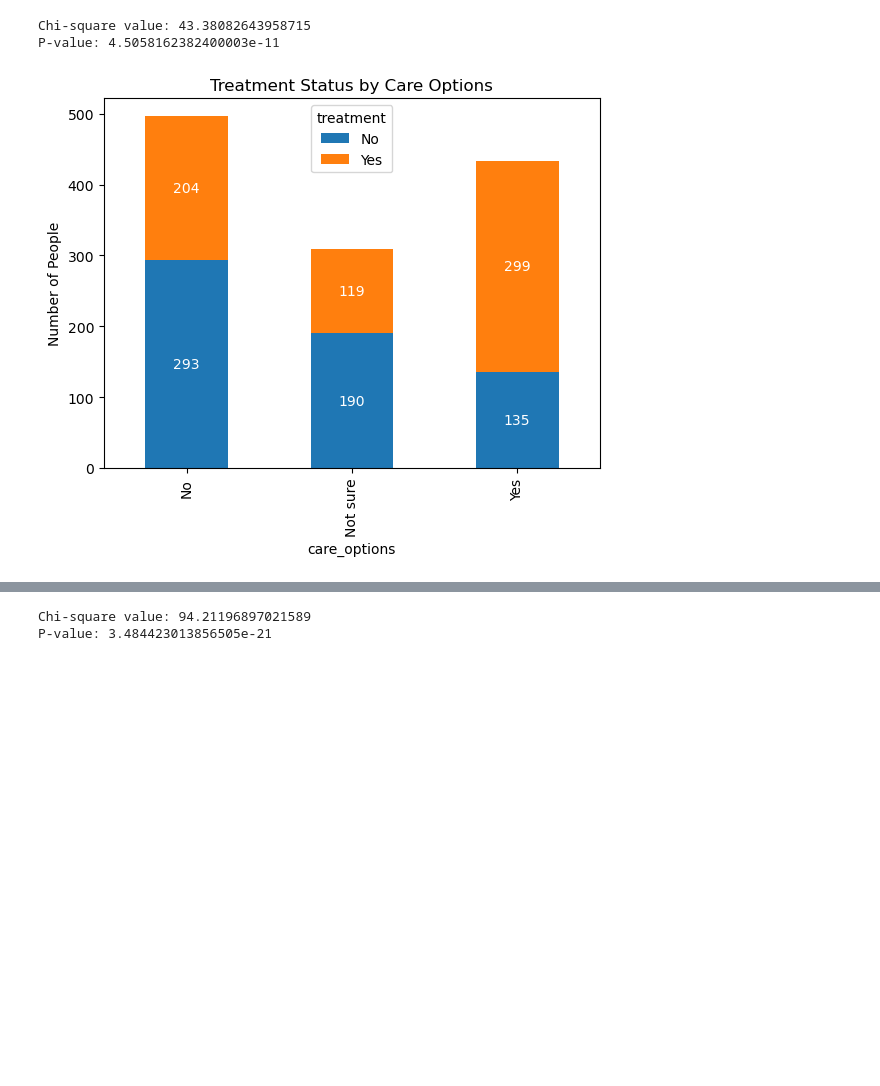
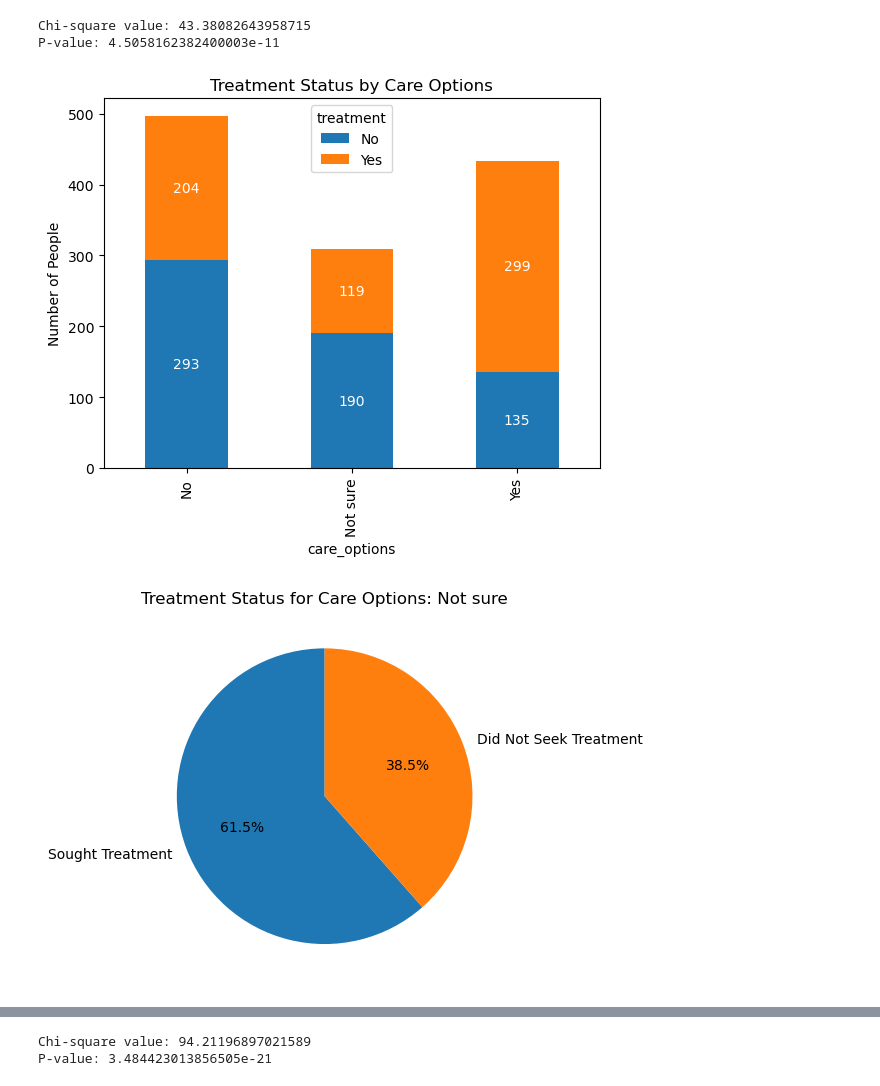
Before and after one commit to Bettypani/mental-health-survey-analysis, a Jupyter notebook: code/survey-data-script.ipynb, the cells around one changed output, grey strips where cells are left out. Saved outputs shown, nothing was run; the diff lists cells and outputs as text; code cells hidden in the pictures; blank space fills up the shorter version.

Commit message:
added pir charts for care_options

```diff
--- a/code/survey-data-script.ipynb
+++ b/code/survey-data-script.ipynb
@@ -64,26 +64,37 @@ P-value: 4.5058162382400003e-11
 # %%
 care_options_treatment_counts = survey_data_df.groupby(['care_options', 'treatment']).size().unstack().fillna(0)
 
 # Plot bar chart
 ax = care_options_treatment_counts.plot(kind='bar', stacked=True)
 ax.set_ylabel('Number of People')
 ax.set_title('Treatment Status by Care Options')
 
 for p in ax.patches:
     width, height = p.get_width(), p.get_height()
     x, y = p.get_xy()
     ax.annotate(f'{height:.0f}', (x + width / 2, y + height / 2), ha='center', va='center', color='white')
 
 plt.show()
 
+care_options = survey_data_df['care_options'].unique()
+
+for option in care_options:
+    option_data = survey_data_df[survey_data_df['care_options'] == option]['treatment'].value_counts()
+
+    fig, ax = plt.subplots()
+    ax.pie(option_data, labels=['Sought Treatment', 'Did Not Seek Treatment'], autopct='%1.1f%%', startangle=90)
+    ax.set_title(f'Treatment Status for Care Options: {option}')
+    plt.show()
+
 # create a contingency table for stat calcs
 contingency_table = pd.crosstab(survey_data_df['care_options'], survey_data_df['treatment'])
 
 # perform chi-square test
 chi2, p, _, _ = st.chi2_contingency(contingency_table)
 
 # print results of stat calcs
 print(f"Chi-square value: {chi2}")
 print(f"P-value: {p}")
 # %% [output]
 [figure]
+[figure, added]
```
Also changed, not shown: parts of 1 cell of this notebook.
